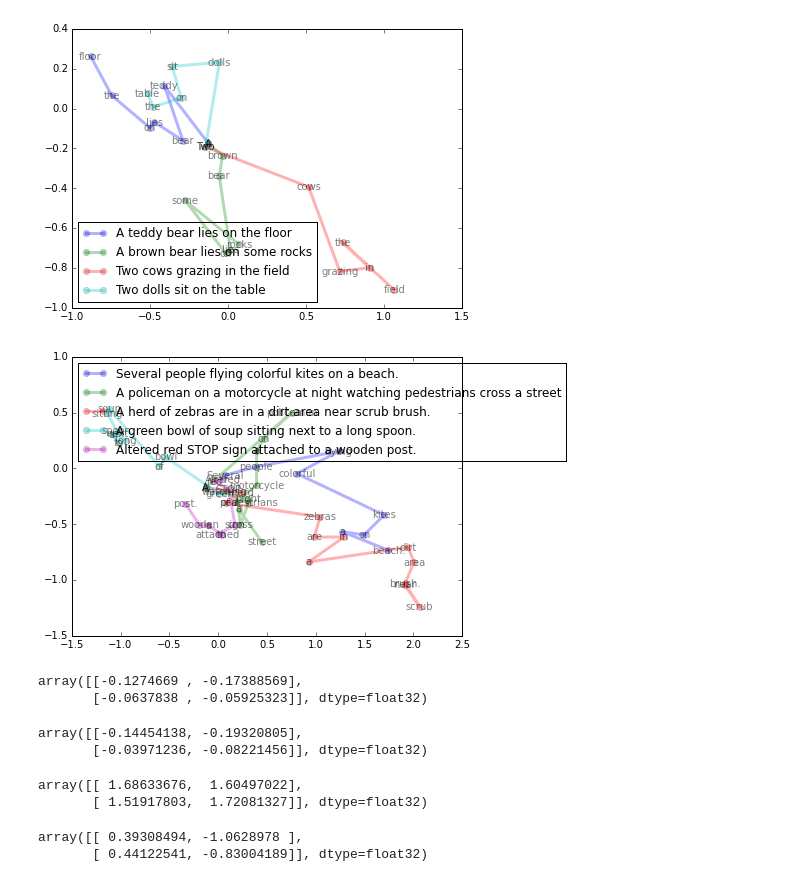
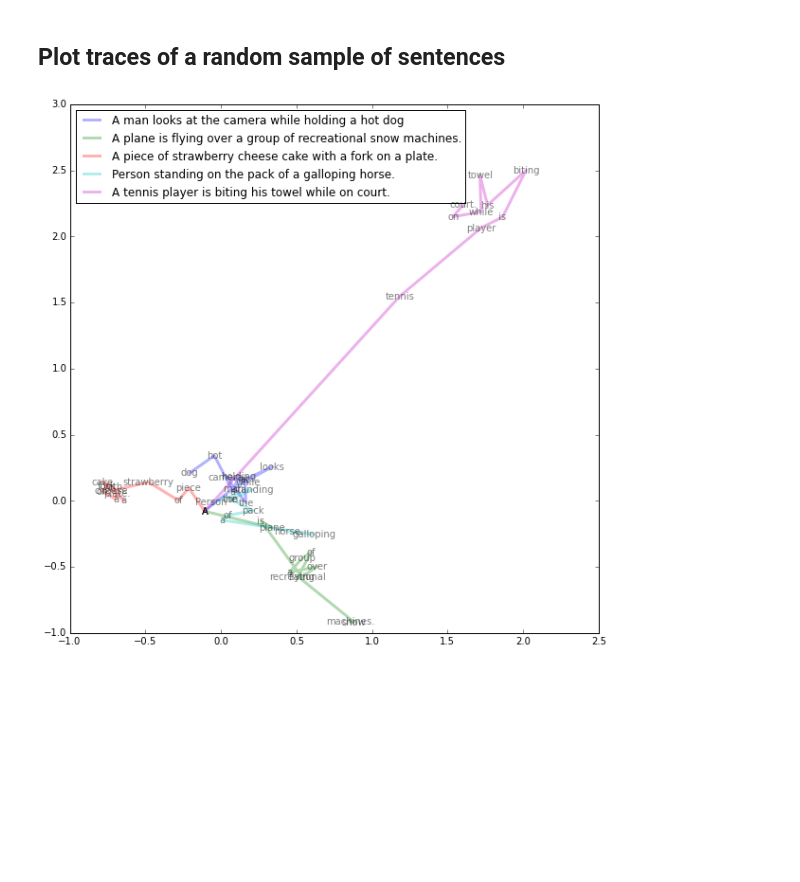
Before and after one commit to gchrupala/reimaginet, a Jupyter notebook: viz.ipynb, the cells around one changed output. Cells and saved outputs as stored; diff of their text form; code cells hidden in the pictures; blank space fills up the shorter version.

Commit message:
Fix sentence tracing code.

```diff
--- a/viz.ipynb
+++ b/viz.ipynb
@@ -23,3 +25,5 @@ from imaginet.driver import *
 # %%
 modeldir = "/home/gchrupala/repos/reimaginet/run-104-extratrain/"
-M = load(modeldir, model_name='model.5.pkl.gz')
+M = imaginet.driver.load(modeldir, model_name='model.5.pkl.gz')
+# %%
+tracer = imaginet.trajectories.Tracer(M)
@@ -25,0 +32,2 @@ M = load(modeldir, model_name='model.5.pkl.gz')
+# %%
+tracer.fit(sent_val)
@@ -84,2 +49,0 @@ trailer = Trailer(M)
-# %%
-trailer.fit(sent_val)
@@ -111,33 +58,7 @@ trails(sample, size=(10,10))
-# %%
-sample = [s.split() for s in ['A teddy bear lies on the floor',
-                              'A brown bear lies on some rocks',
-                              'Two cows grazing in the field',
-                              'Two dolls sit on the table']]
-trails(sample)
-# %% [output]
-[figure, removed]
+# %% [markdown]
+## Plot traces of a random sample of sentences
 # %%
-sample = [s.split() for s in numpy.random.choice(sent_val,5) ]
-trails(sample, loc='upper left')
+sample = numpy.random.choice(sent_val,5)
+tracer.traces(sample, size=(10,10))
 # %% [output]
-[figure, old version]
+[figure, new version]
-# %%
-pca.transform(embed([['A']])[0])
-# %% [output]
-array([[-0.1274669 , -0.17388569],
-       [-0.0637838 , -0.05925323]], dtype=float32)
-# %%
-pca.transform(embed([['Two']])[0])
-# %% [output]
-array([[-0.14454138, -0.19320805],
-       [-0.03971236, -0.08221456]], dtype=float32)
-# %%
-pca.transform(embed([['tennis']])[0])
-# %% [output]
-array([[ 1.68633676,  1.60497022],
-       [ 1.51917803,  1.72081327]], dtype=float32)
-# %%
-pca.transform(embed([['snow']])[0])
-# %% [output]
-array([[ 0.39308494, -1.0628978 ],
-       [ 0.44122541, -0.83004189]], dtype=float32)
```
Also changed, not shown: parts of 24 cells of this notebook, 1 other file.
